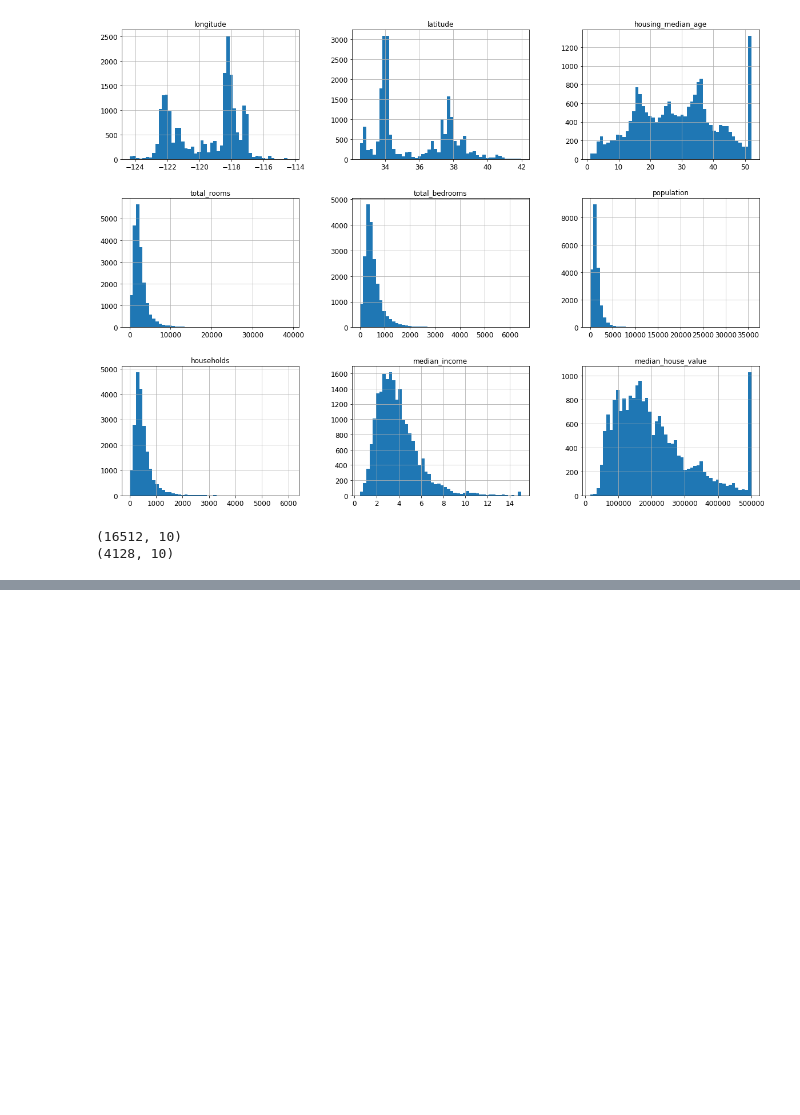
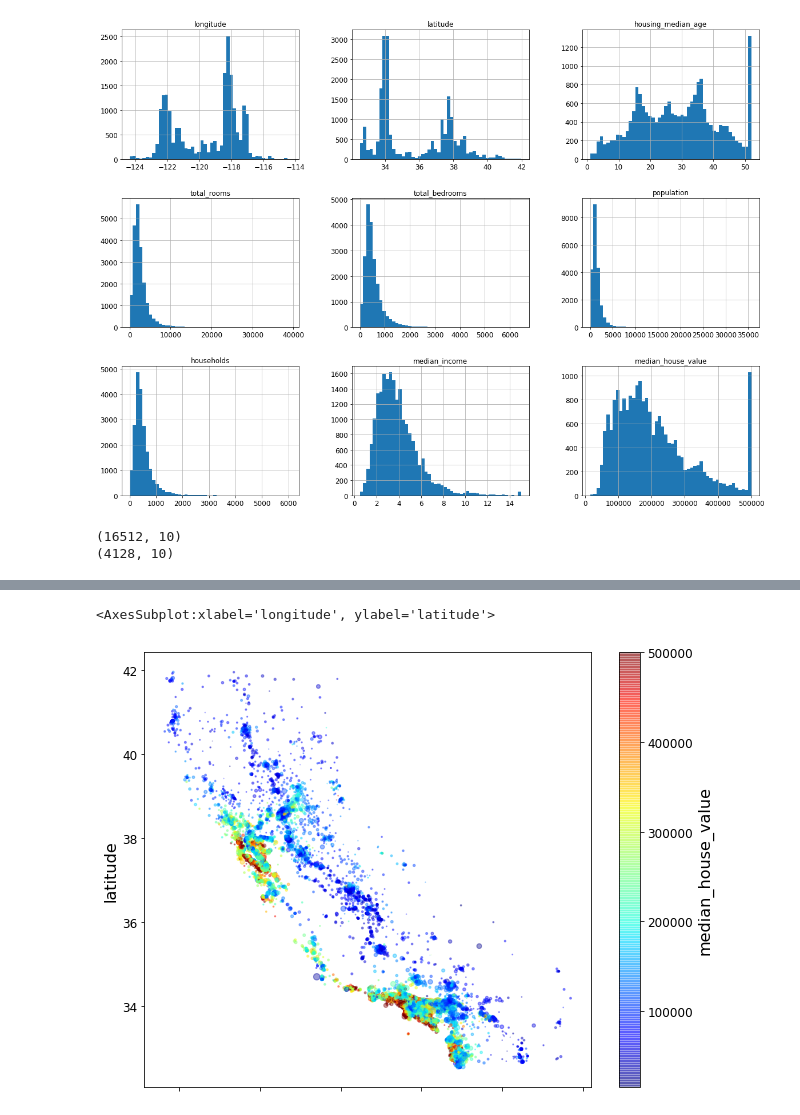
Before and after one commit to piyush13290/hands_on_ml2, a Jupyter notebook: 02_Linear_regression_housing_data.ipynb, the cells around one changed output, grey strips where cells are left out. Drawn from its saved outputs; the diff is of its cells as text; code cells hidden in the pictures; blank space fills up the shorter version.

```diff
--- a/02_Linear_regression_housing_data.ipynb
+++ b/02_Linear_regression_housing_data.ipynb
@@ -115,0 +138,9 @@ print(test_df.shape)
+# %%
+# lets check the house prices, with population size along with lat and long axis
+
+train_df.plot(kind='scatter', x = "longitude", y= "latitude", alpha = 0.4,
+             s=train_df['population']/300, figsize=(10,8),
+             c="median_house_value", cmap=plt.get_cmap("jet"),colorbar=True)
+# %% [output]
+<AxesSubplot:xlabel='longitude', ylabel='latitude'>
+[figure, added]
```
Also changed, not shown: parts of 12 cells of this notebook.
